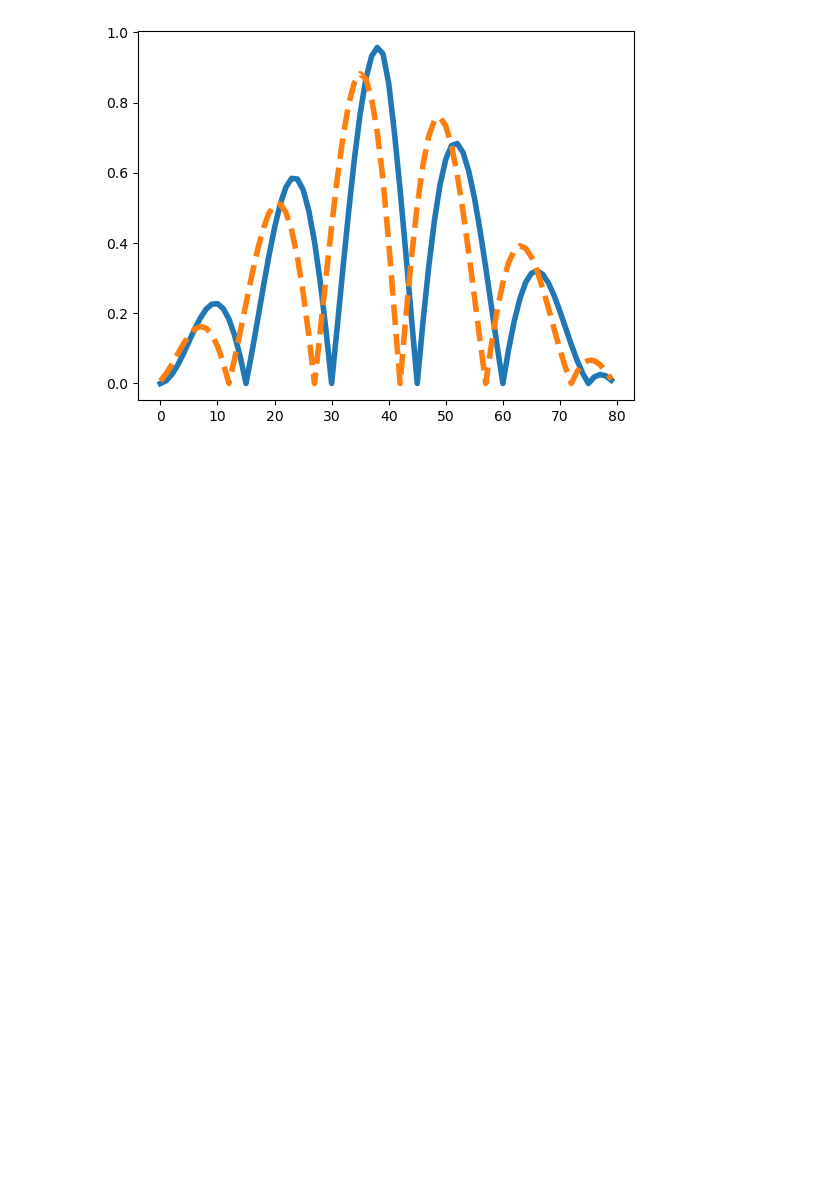
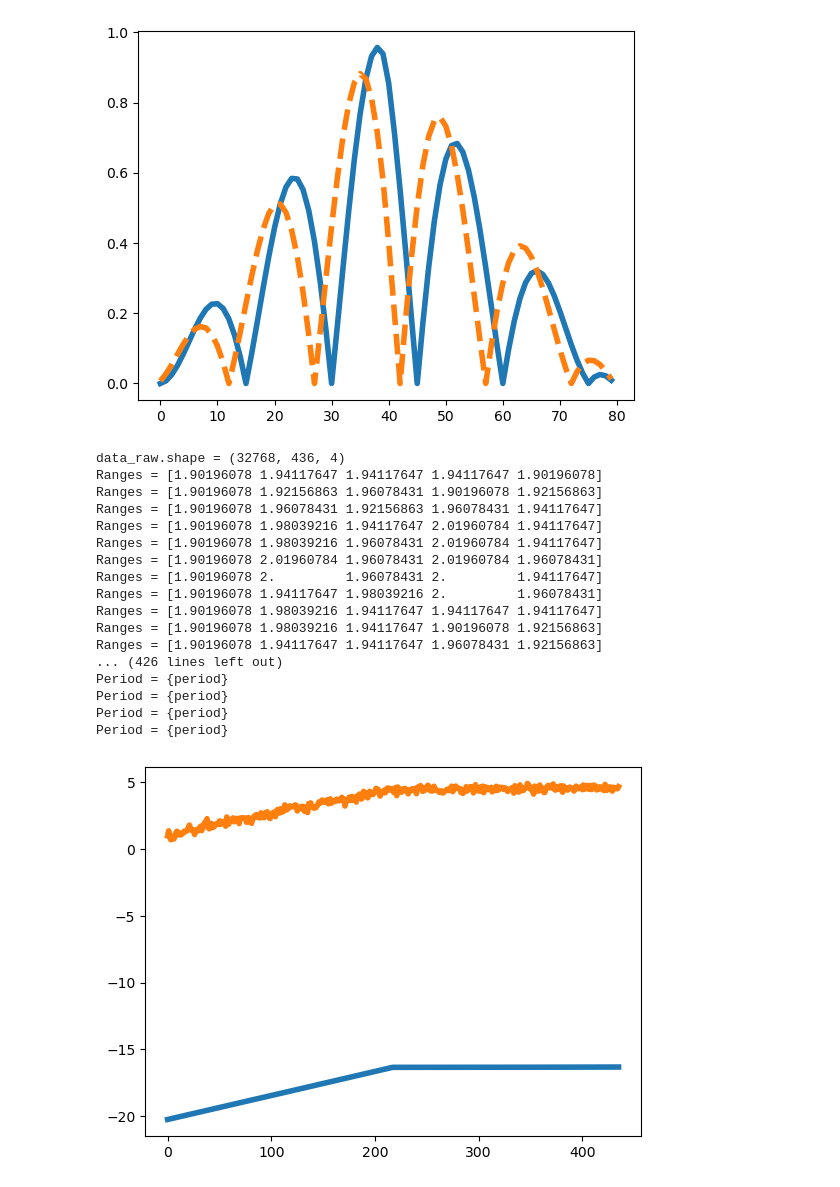
Before and after one commit to sohamc1/mmLand, a Jupyter notebook: final_plots.ipynb, the cells around one changed output. Drawn from its saved outputs; the diff is of its cells as text; code cells hidden in the pictures; blank space fills up the shorter version.

Commit message:
aded plots

```diff
--- a/final_plots.ipynb
+++ b/final_plots.ipynb
@@ -736,3 +736,80 @@ plt.plot(sinW1*triWave, linestyle='--', linewidth=4)
 # %% [output]
 [<matplotlib.lines.Line2D at 0x...>]
 [figure]
+# %%
+phaseA, phaseB, phaseC, phaseD, phaseE, _, _ = get_all_phases(filename="/nas-data/soham/drone-landing/3Dstage_mirroring_3-24GHz.pickle", n_frames=436)
+
+# plt.plot(phaseA, label="Phase of face A")
+# plt.plot(phaseB, label="Phase of face B")
+# plt.plot(phaseC, label="Phase of face C")
+# plt.plot(phaseD, label="Phase of face D")
+# plt.plot(phaseE, label="Phase of face E")
+# plt.legend()
+# plt.xlabel("Frames")
+# plt.ylabel("Phase values")
+# plt.tight_layout()
+N1 = int(436/2) # per segment
+points = [ (0, 0, 1.88), (0.1, 0, 1.88), (0.1, 0.1, 1.88) ]
+
+d, dhat = generate_groundtruth_path_3d(points, N1)
+
+lam = 3e8/24.15e9
+norms = np.linalg.norm(d, axis=1)
+vhat = d / norms[:, None]             # tag-origin -> radar
+
+## NEW TAG!!!!
+a = np.array((0.0, 0.07, -0.020))    # face A (w.r.t. front-face origin)
+b = np.array((-0.072, 0.0, -0.02))
+c = np.array((0.072, 0.0, -0.02))     # face B
+e = np.array((0.0, -0.07, -0.020))
+
+# projections
+dr_a = vhat @ a
+dr_b = vhat @ b
+dr_c = vhat @ c
+dr_e = vhat @ e
+
+# Round-trip phase
+dphi_a = -(4*np.pi/lam) * (-dr_a)
+dphi_b = -(4*np.pi/lam) * (-dr_b)
+dphi_c = -(4*np.pi/lam) * (-dr_c)
+dphi_e = -(4*np.pi/lam) * (-dr_e)
+
+phaseAD = phaseA - phaseD
+phaseBD = phaseB - phaseD
+phaseCD = phaseC - phaseD
+phaseED = phaseE - phaseD
+
+# Plotting
+# plt.plot(dphi_a, label="Phase A - D (calculated)")
+# plt.plot(dphi_b, label="Phase B - D (calculated)")
+plt.plot(dphi_c, label="Phase C - D (calculated)", linewidth=4)
+# plt.plot(dphi_e, label="Phase E - D (calculated)")
+
+# ax.plot(phaseAD, label="Phase A - D (measured)")
+# ax.plot(phaseA, label="Phase of face A")s
+# plt.plot(phaseBD, label="Phase B - D (calculated)")
+plt.plot(phaseCD, label="Phase C - D (calculated)", linewidth=4)
+# plt.plot(phaseD, label="Phase of face D")
+# plt.plot(phaseED, label="Phase E - D (calculated)")
+# plt.legend()
+plt.show()
+# %% [output]
+data_raw.shape = (32768, 436, 4)
+Ranges = [1.90196078 1.94117647 1.94117647 1.94117647 1.90196078]
+Ranges = [1.90196078 1.92156863 1.96078431 1.90196078 1.92156863]
+Ranges = [1.90196078 1.96078431 1.92156863 1.96078431 1.94117647]
+Ranges = [1.90196078 1.98039216 1.94117647 2.01960784 1.94117647]
+Ranges = [1.90196078 1.98039216 1.96078431 2.01960784 1.94117647]
+Ranges = [1.90196078 2.01960784 1.96078431 2.01960784 1.96078431]
+Ranges = [1.90196078 2.         1.96078431 2.         1.94117647]
+Ranges = [1.90196078 1.94117647 1.98039216 2.         1.96078431]
+Ranges = [1.90196078 1.98039216 1.94117647 1.94117647 1.94117647]
+Ranges = [1.90196078 1.98039216 1.94117647 1.90196078 1.92156863]
+Ranges = [1.90196078 1.94117647 1.94117647 1.96078431 1.92156863]
+... (426 lines left out)
+Period = {period}
+Period = {period}
+Period = {period}
+Period = {period}
+[figure, added]
```
